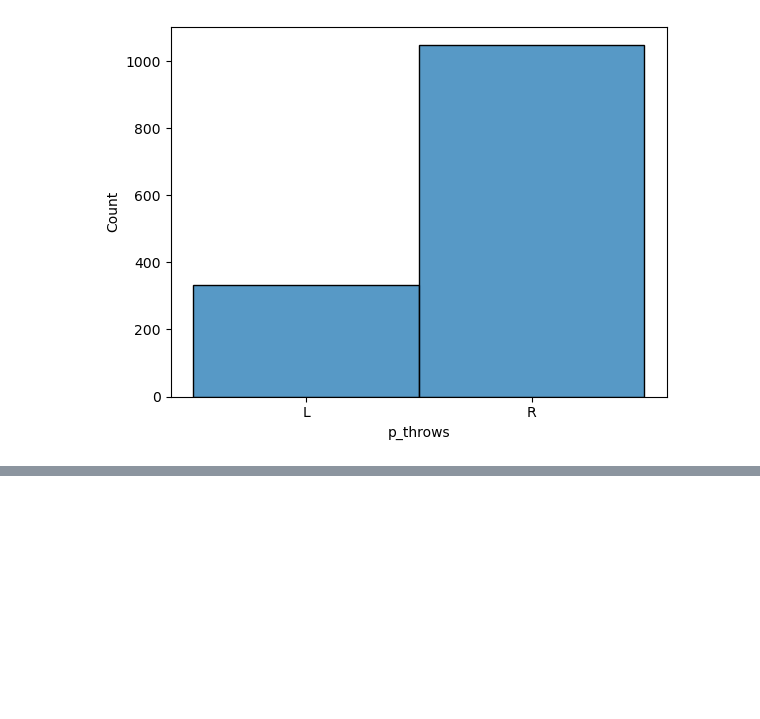
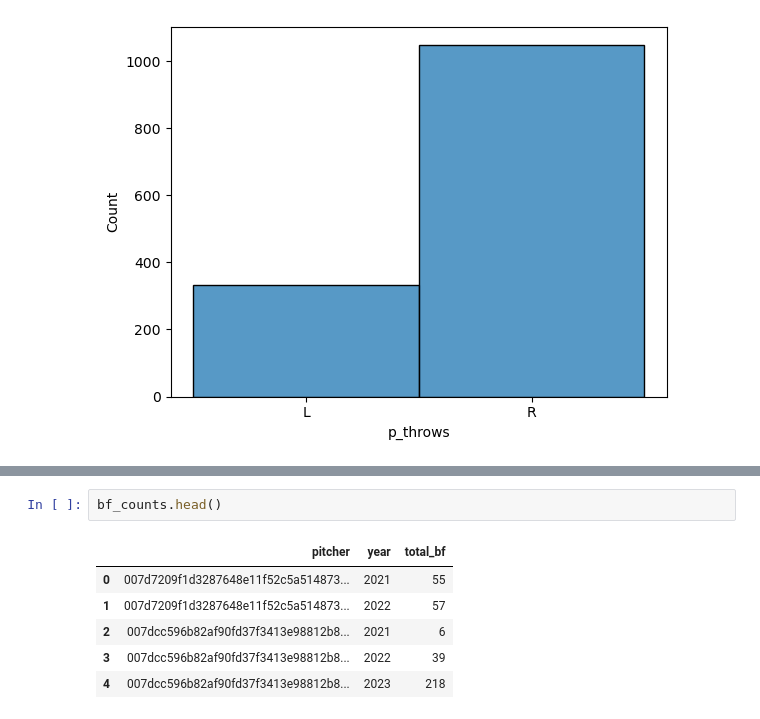
Before and after one commit to etienne-busnel/Cincinnati-Reds-Hackathon-2025, a Jupyter notebook: PitchTracker.ipynb, the cells around one changed output, grey strips where cells are left out. Drawn from its saved outputs; the diff is of its cells as text; blank space fills up the shorter version.

```diff
--- a/PitchTracker.ipynb
+++ b/PitchTracker.ipynb
@@ -135,0 +153,9 @@ sns.histplot(df_pitcher_info['p_throws'])
+# %%
+bf_counts.head()
+# %% [output]
+|  | pitcher | year | total_bf |
+| 0 | 007d7209f1d3287648e11f52c5a514873... | 2021 | 55 |
+| 1 | 007d7209f1d3287648e11f52c5a514873... | 2022 | 57 |
+| 2 | 007dcc596b82af90fd37f3413e98812b8... | 2021 | 6 |
+| 3 | 007dcc596b82af90fd37f3413e98812b8... | 2022 | 39 |
+| 4 | 007dcc596b82af90fd37f3413e98812b8... | 2023 | 218 |
```
Also changed, not shown: parts of 13 cells of this notebook.
